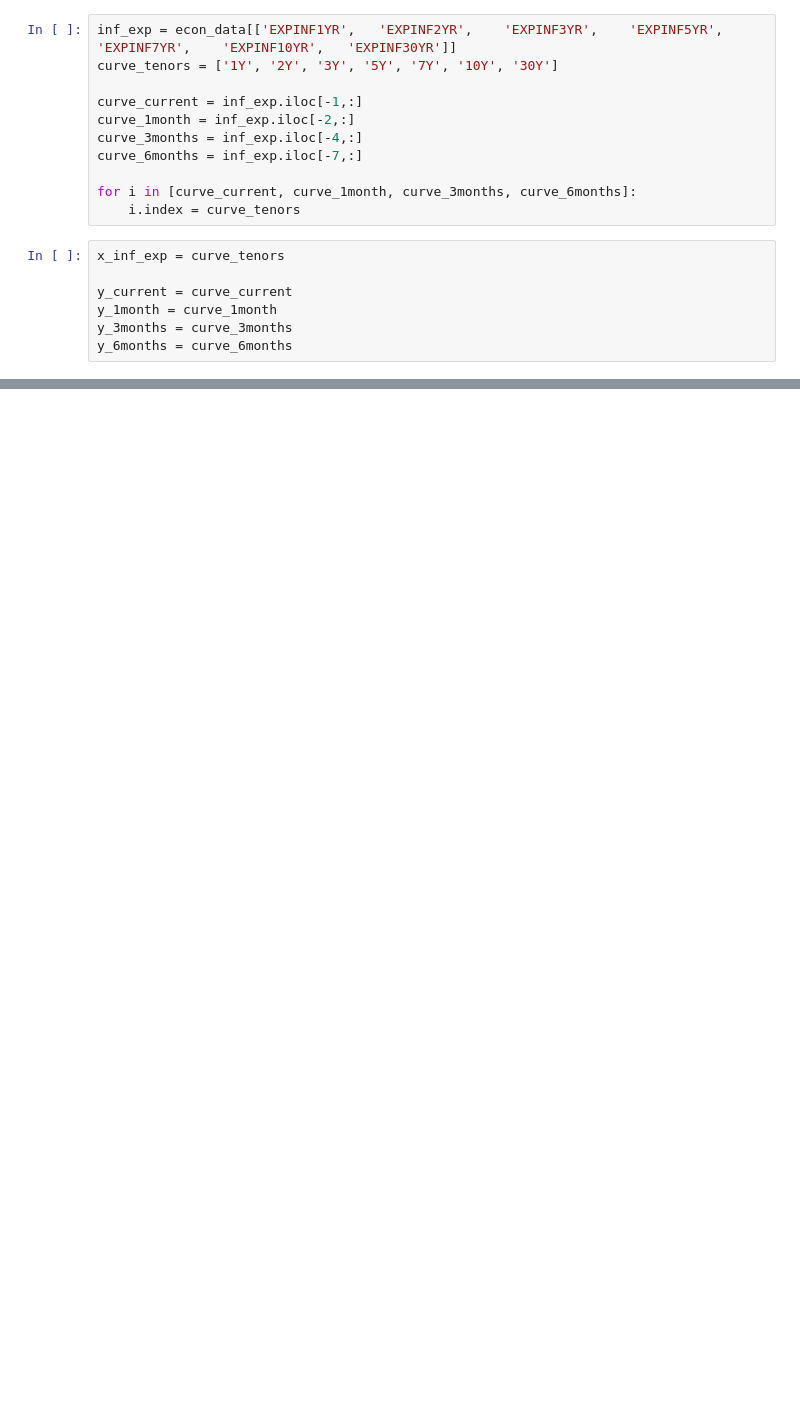
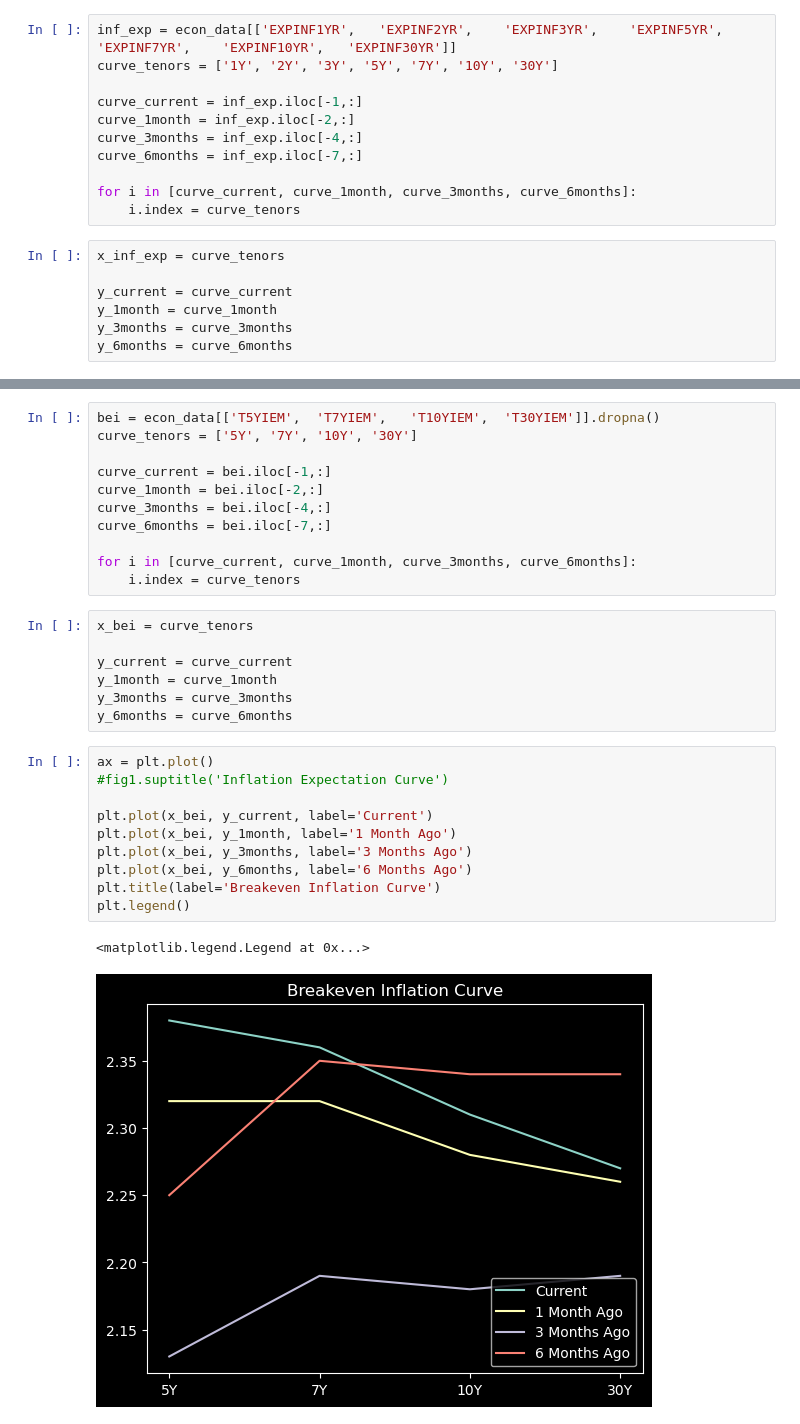
Before and after one commit to PatrickHLewis/Macro-Dashboard, a Jupyter notebook: Macro Dashboard/Macro Drivers/Inflation.ipynb, the cells around one changed output, grey strips where cells are left out. Drawn from its saved outputs; the diff is of its cells as text; blank space fills up the shorter version.

```diff
--- a/Macro Dashboard/Macro Drivers/Inflation.ipynb
+++ b/Macro Dashboard/Macro Drivers/Inflation.ipynb
@@ -165,0 +171,31 @@ plt.legend()
+# %%
+bei = econ_data[['T5YIEM',	'T7YIEM',	'T10YIEM',	'T30YIEM']].dropna()
+curve_tenors = ['5Y', '7Y', '10Y', '30Y']
+
+curve_current = bei.iloc[-1,:]
+curve_1month = bei.iloc[-2,:]
+curve_3months = bei.iloc[-4,:]
+curve_6months = bei.iloc[-7,:]
+
+for i in [curve_current, curve_1month, curve_3months, curve_6months]:
+    i.index = curve_tenors
+# %%
+x_bei = curve_tenors
+
+y_current = curve_current
+y_1month = curve_1month
+y_3months = curve_3months
+y_6months = curve_6months
+# %%
+ax = plt.plot()
+#fig1.suptitle('Inflation Expectation Curve')
+
+plt.plot(x_bei, y_current, label='Current')
+plt.plot(x_bei, y_1month, label='1 Month Ago')
+plt.plot(x_bei, y_3months, label='3 Months Ago')
+plt.plot(x_bei, y_6months, label='6 Months Ago')
+plt.title(label='Breakeven Inflation Curve')
+plt.legend()
+# %% [output]
+<matplotlib.legend.Legend at 0x...>
+[figure, added]
```
Also changed, not shown: parts of 9 cells of this notebook, 1 other file.
